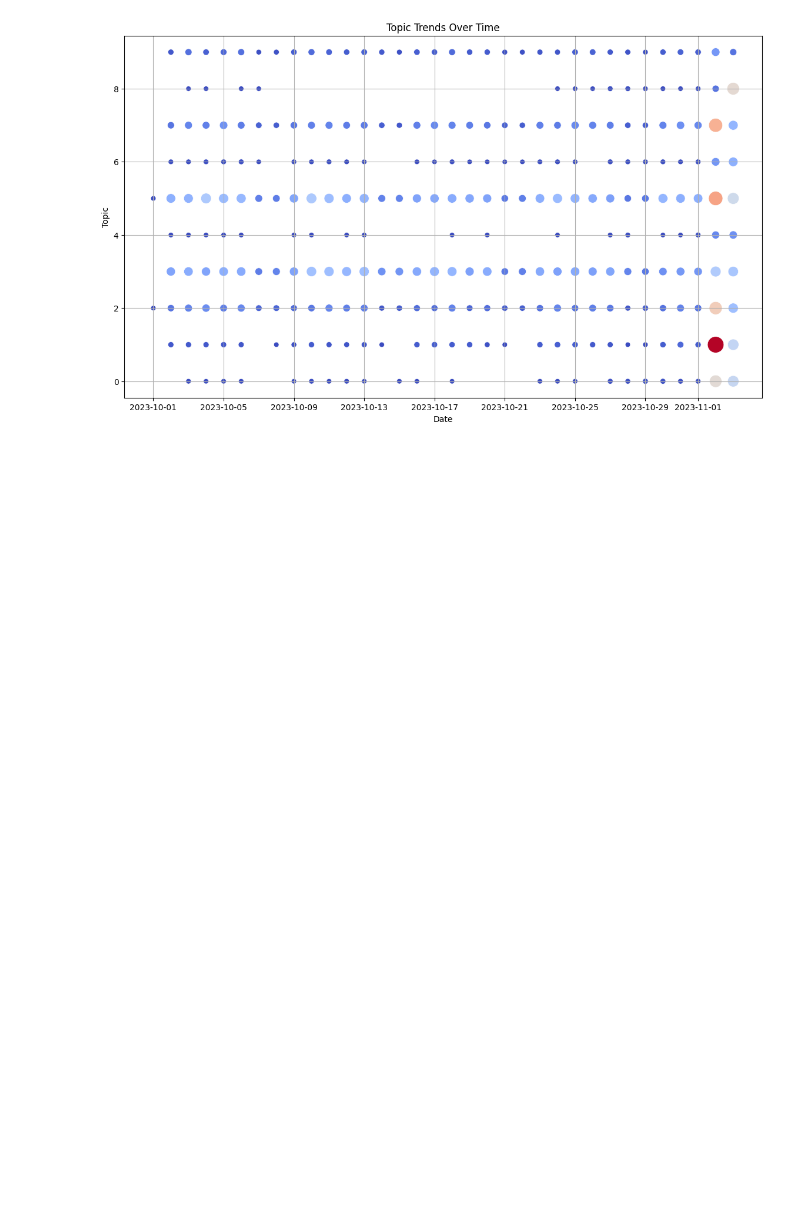
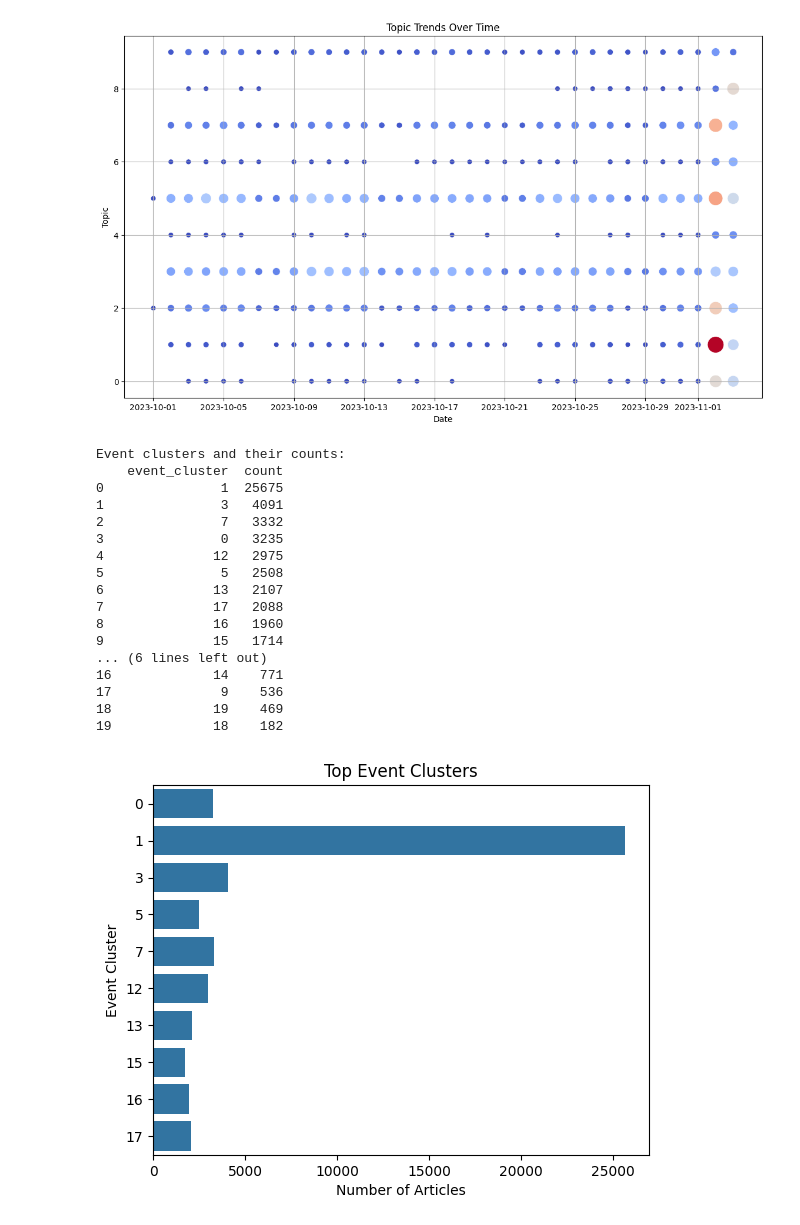
Before and after one commit to CarmelZe/news_correlation_10ac_week0, a Jupyter notebook: notebooks/task2_data_science_component_building.ipynb, the cells around one changed output. Saved outputs shown, nothing was run; the diff lists cells and outputs as text; code cells hidden in the pictures; blank space fills up the shorter version.

```diff
--- a/notebooks/task2_data_science_component_building.ipynb
+++ b/notebooks/task2_data_science_component_building.ipynb
@@ -269,3 +269,70 @@ if 'published_at' in data.columns:
     plt.show()
 # %% [output]
 [figure]
+# %%
+import pandas as pd
+from sklearn.feature_extraction.text import TfidfVectorizer
+from sklearn.cluster import KMeans
+from sklearn.decomposition import LatentDirichletAllocation
+from sklearn.feature_extraction.text import ENGLISH_STOP_WORDS
+import matplotlib.pyplot as plt
+import seaborn as sns
+
+# Load the data
+data = pd.read_csv('../data/rating.csv')
+
+# Define a simple preprocessing function
+def preprocess_text(text):
+    tokens = [word for word in text.lower().split() if word not in ENGLISH_STOP_WORDS]
+    return " ".join(tokens)
+
+# Apply preprocessing to the content column
+data['cleaned_content'] = data['content'].apply(preprocess_text)
+
+# Step 1: Vectorize the text data using TF-IDF
+vectorizer = TfidfVectorizer(max_df=0.95, min_df=2, stop_words='english')
+tfidf_matrix = vectorizer.fit_transform(data['cleaned_content'])
+
+# Step 2: Use K-Means to cluster the articles into events
+num_clusters = 20  # You can adjust the number of clusters (events)
+kmeans = KMeans(n_clusters=num_clusters, random_state=42)
+data['event_cluster'] = kmeans.fit_predict(tfidf_matrix)
+
+# Step 3: Analyze the clusters (events)
+cluster_counts = data['event_cluster'].value_counts().reset_index()
+cluster_counts.columns = ['event_cluster', 'count']
+
+print("Event clusters and their counts:")
+print(cluster_counts)
+
+# Optional: Analyze and visualize clusters
+top_clusters = cluster_counts.head(10)['event_cluster']
+sns.countplot(y='event_cluster', data=data[data['event_cluster'].isin(top_clusters)])
+plt.title('Top Event Clusters')
+plt.xlabel('Number of Articles')
+plt.ylabel('Event Cluster')
+plt.show()
+
+# Step 4: Explore some articles from each cluster to understand the events
+for cluster in top_clusters:
+    print(f"\nArticles in event cluster {cluster}:")
+    print(data[data['event_cluster'] == cluster]['title'].head(5))
+# %% [output]
+Event clusters and their counts:
+    event_cluster  count
+0               1  25675
+1               3   4091
+2               7   3332
+3               0   3235
+4              12   2975
+5               5   2508
+6              13   2107
+7              17   2088
+8              16   1960
+9              15   1714
+... (6 lines left out)
+16             14    771
+17              9    536
+18             19    469
+19             18    182
+[figure, added]
```
Also changed, not shown: parts of 2 cells of this notebook.
